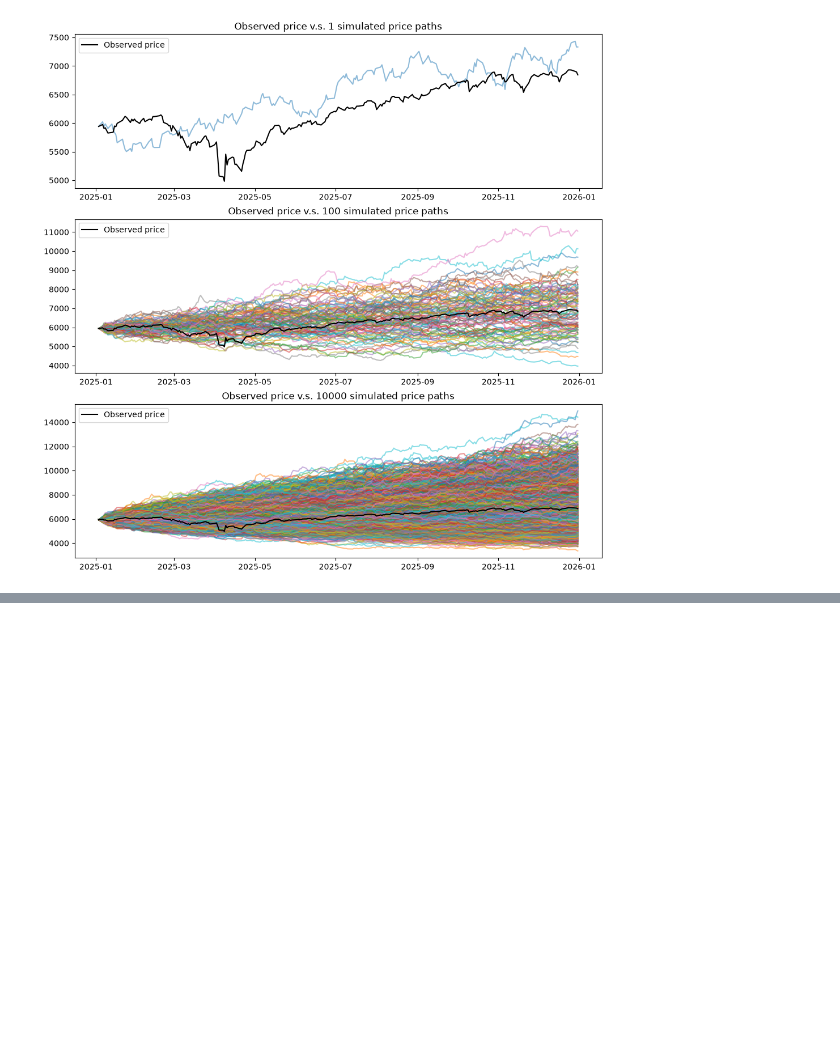
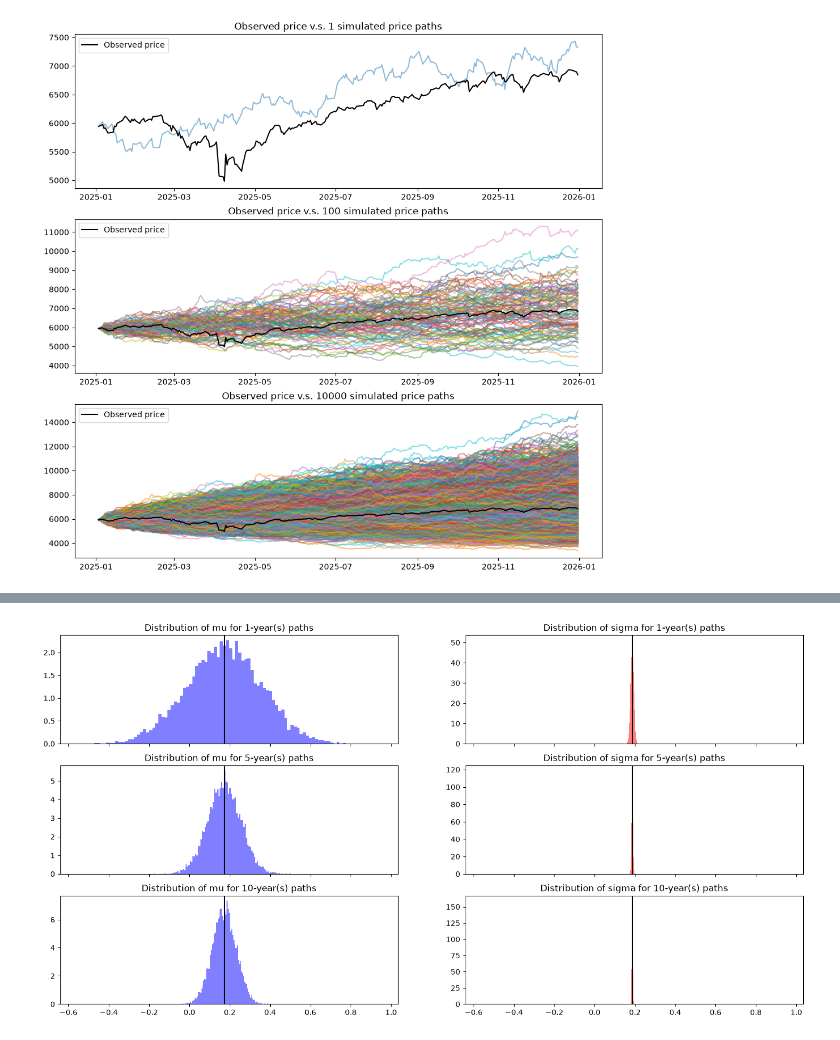
Before and after one commit to victornguyen1003/option-pricing-101, a Jupyter notebook: notebooks/1_returns_volatility_and_gbm.ipynb, the cells around one changed output, grey strips where cells are left out. Saved outputs shown, nothing was run; the diff lists cells and outputs as text; code cells hidden in the pictures; blank space fills up the shorter version.

```diff
--- a/notebooks/1_returns_volatility_and_gbm.ipynb
+++ b/notebooks/1_returns_volatility_and_gbm.ipynb
@@ -202,0 +282,62 @@ plt.show();
+# %%
+# Generate 10000 paths and estimate parameters for each path length (1 year, 5 years, and 10 years)
+years = [1,5,10]
+simulated_prices: Dict[int, np.ndarray] = {}
+mus: Dict[int, List[float]] = defaultdict(list)
+sigmas: Dict[int, List[float]] = defaultdict(list)
+
+for year in years:
+    T = year * 252
+
+    dt = np.ones(shape=(T-1,))
+    t = np.cumsum(dt)
+
+    rng = np.random.default_rng(seed=103)
+
+    dW = rng.normal(size=(10000, T-1))
+    Wt = np.cumsum(dW, axis=1)
+    St = S0 * np.exp((daily_mu - 1/2 * daily_sigma**2) * t + daily_sigma * Wt)
+
+    S0_array = np.full(shape=(10000,), fill_value=S0)
+    St = np.vstack((S0_array, St.transpose()))
+
+    simulated_prices[year] = St
+
+    for sim in range(10000):
+        prices = simulated_prices[year][:,sim]
+        lagged_prices = prices[:-lag]
+        prices = prices[lag:]
+
+        log_returns = np.log(prices / lagged_prices)
+
+        mean, std, mu, sigma = calculate_parameters(log_returns)
+
+        mus[year].append(mu)
+        sigmas[year].append(sigma)
+
+map = {
+    (0,0): (1, mus[1]), (1,0): (5, mus[5]), (2,0): (10, mus[10]),
+    (0,1): (1, sigmas[1]), (1,1): (5, sigmas[5]), (2,1): (10,sigmas[10])
+    }
+
+fig, ax = plt.subplots(figsize=(18,9), nrows=3, ncols=2, sharex=True)
+
+for x, y in map.keys():
+    year, estimators = map[(x,y)]
+
+    if y == 0:
+        color = 'b'
+        vline = annualized_mu
+        param = "mu"
+    elif y == 1:
+        color = 'r'
+        vline = annualized_sigma
+        param = "sigma"
+
+    ax[x][y].hist(estimators, bins=100, color=color, alpha=0.5, density=True)
+    ax[x][y].axvline(vline, color='k')
+    ax[x][y].set_title(f"Distribution of {param} for {year}-year(s) paths")
+
+plt.show()
+# %% [output]
+[figure, added]
```
Also changed, not shown: parts of 8 cells of this notebook.
